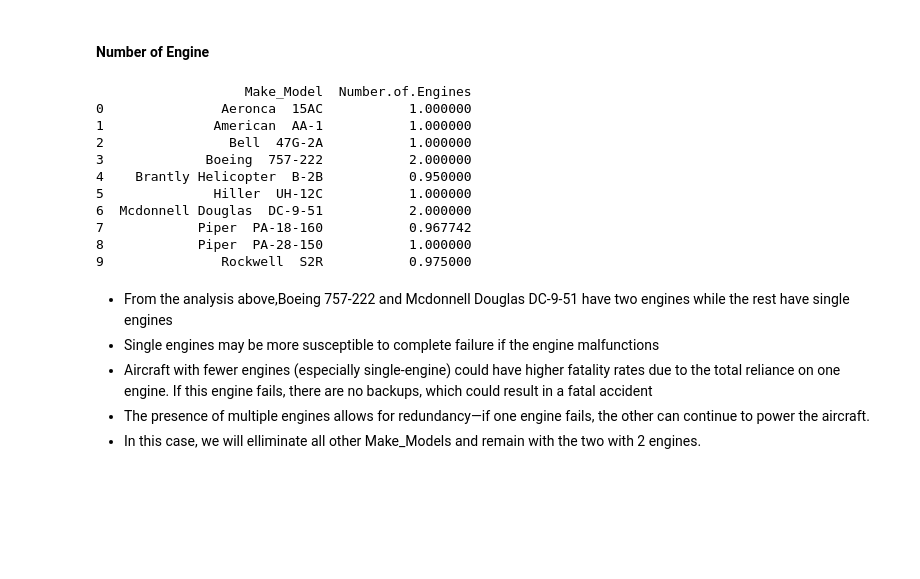
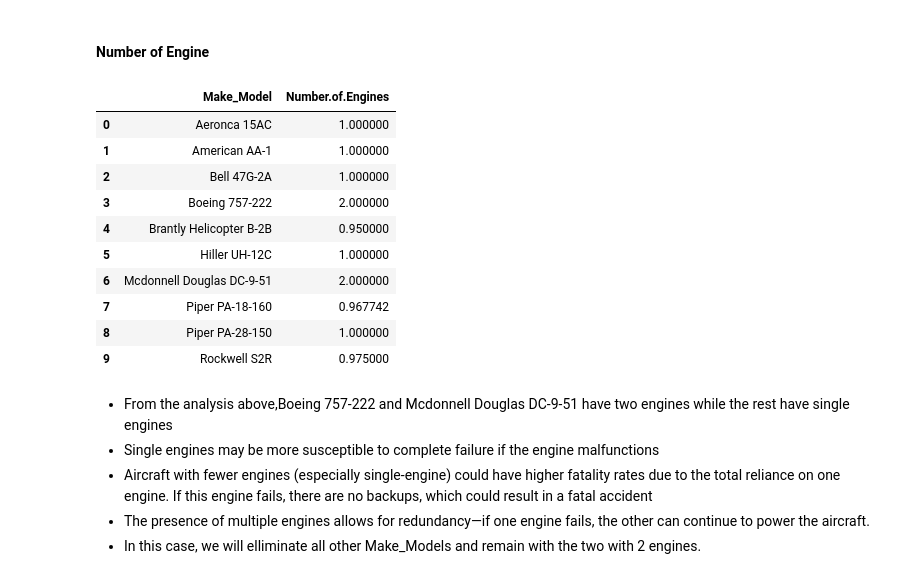
Before and after one commit to Lily-kwamboka/Aviation-Dataset-Analysis, a Jupyter notebook: Aviation.ipynb, the cells around one changed output. Cells and saved outputs as stored; diff of their text form; code cells hidden in the pictures; blank space fills up the shorter version.

```diff
--- a/Aviation.ipynb
+++ b/Aviation.ipynb
@@ -991,21 +981,21 @@ plt.show()
 # %%
 # Group by 'Make_Model' and calculate the mean for 'Number.of.Engines'
 df_Engine = df_filtered_Weather.groupby('Make_Model')['Number.of.Engines'].mean().reset_index()
 
 
-print(df_Engine)
+df_Engine
 # %% [output]
-                   Make_Model  Number.of.Engines
-0               Aeronca  15AC           1.000000
-1              American  AA-1           1.000000
-2                Bell  47G-2A           1.000000
-3             Boeing  757-222           2.000000
-4    Brantly Helicopter  B-2B           0.950000
-5              Hiller  UH-12C           1.000000
-6  Mcdonnell Douglas  DC-9-51           2.000000
-7            Piper  PA-18-160           0.967742
-8            Piper  PA-28-150           1.000000
-9               Rockwell  S2R           0.975000
+|  | Make_Model | Number.of.Engines |
+| 0 | Aeronca 15AC | 1.000000 |
+| 1 | American AA-1 | 1.000000 |
+| 2 | Bell 47G-2A | 1.000000 |
+| 3 | Boeing 757-222 | 2.000000 |
+| 4 | Brantly Helicopter B-2B | 0.950000 |
+| 5 | Hiller UH-12C | 1.000000 |
+| 6 | Mcdonnell Douglas DC-9-51 | 2.000000 |
+| 7 | Piper PA-18-160 | 0.967742 |
+| 8 | Piper PA-28-150 | 1.000000 |
+| 9 | Rockwell S2R | 0.975000 |
 # %% [markdown]
 - From the analysis above,Boeing  757-222 and Mcdonnell Douglas  DC-9-51 have two engines while the rest have single engines
 - Single engines may be more susceptible to complete failure if the engine malfunctions
```
Also changed, not shown: parts of 12 cells of this notebook, 13 other files.
